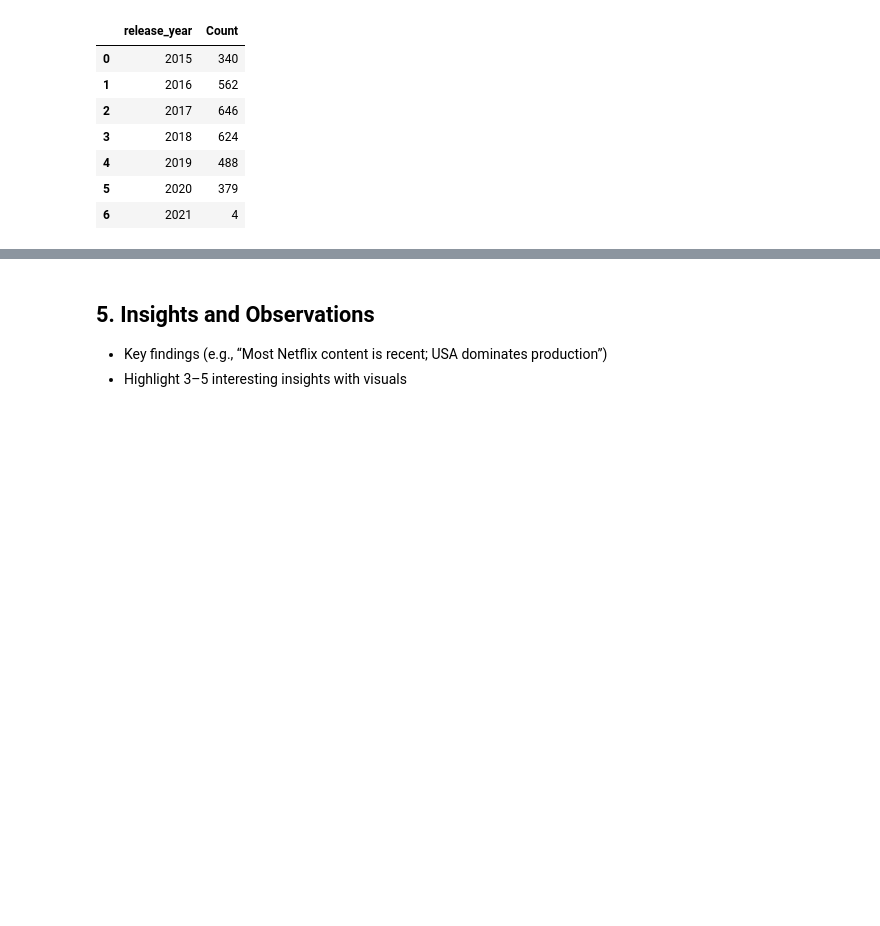
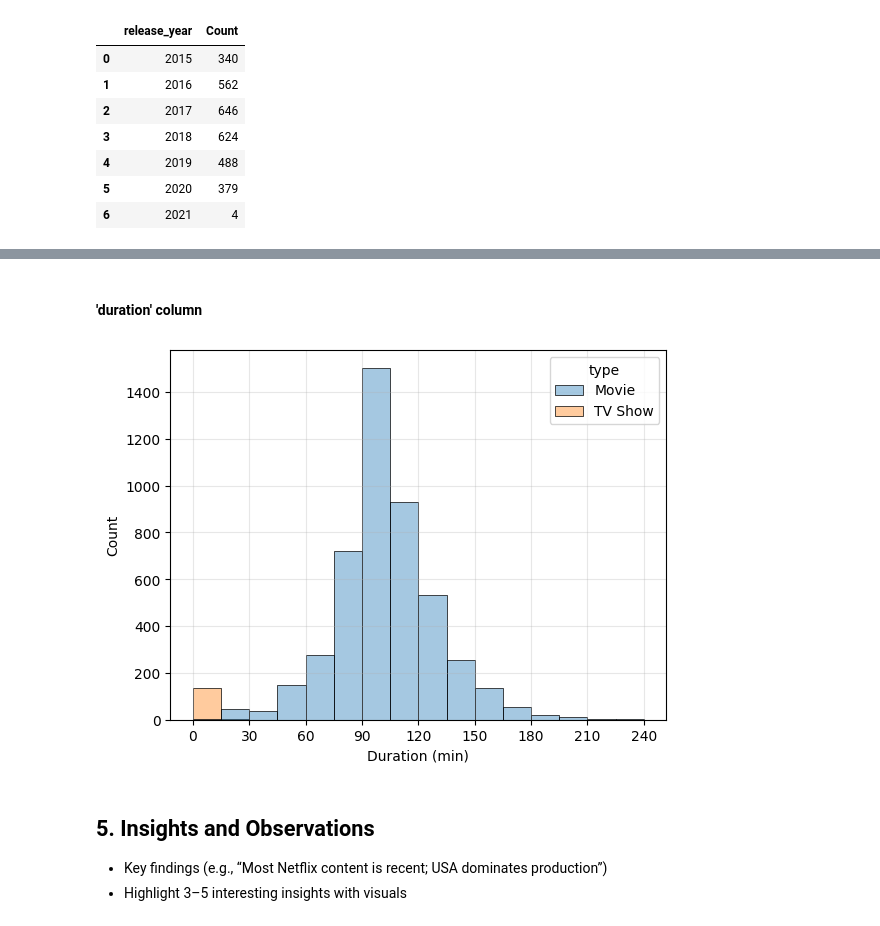
Before and after one commit to GustavMartinez/netflix-eda, a Jupyter notebook: netflix_eda.ipynb, the cells around one changed output, grey strips where cells are left out. Drawn from its saved outputs; the diff is of its cells as text; code cells hidden in the pictures; blank space fills up the shorter version.

```diff
--- a/netflix_eda.ipynb
+++ b/netflix_eda.ipynb
@@ -251,3 +283,25 @@ plt.show()
+# %% [markdown]
+#### 'duration' column
+# %%
+sns.histplot(
+    data=df, # dataset name
+    x='duration',  # column of interest
+    color= '#569854',
+    binwidth=15,
+    binrange=(0,240),
+    alpha=0.4,
+    hue='type',
+    linewidth=0.5,
+    edgecolor='#000000'
+
+)
+
+plt.xticks([0,30,60,90,120,150,180,210,240])
+plt.xlabel('Duration (min)')
+plt.grid(alpha=0.3)
+plt.show()
+# %% [output]
+[figure, added]
 # %% [markdown]
 ## 5. Insights and Observations
 
```
Also changed, not shown: parts of 12 cells of this notebook.
